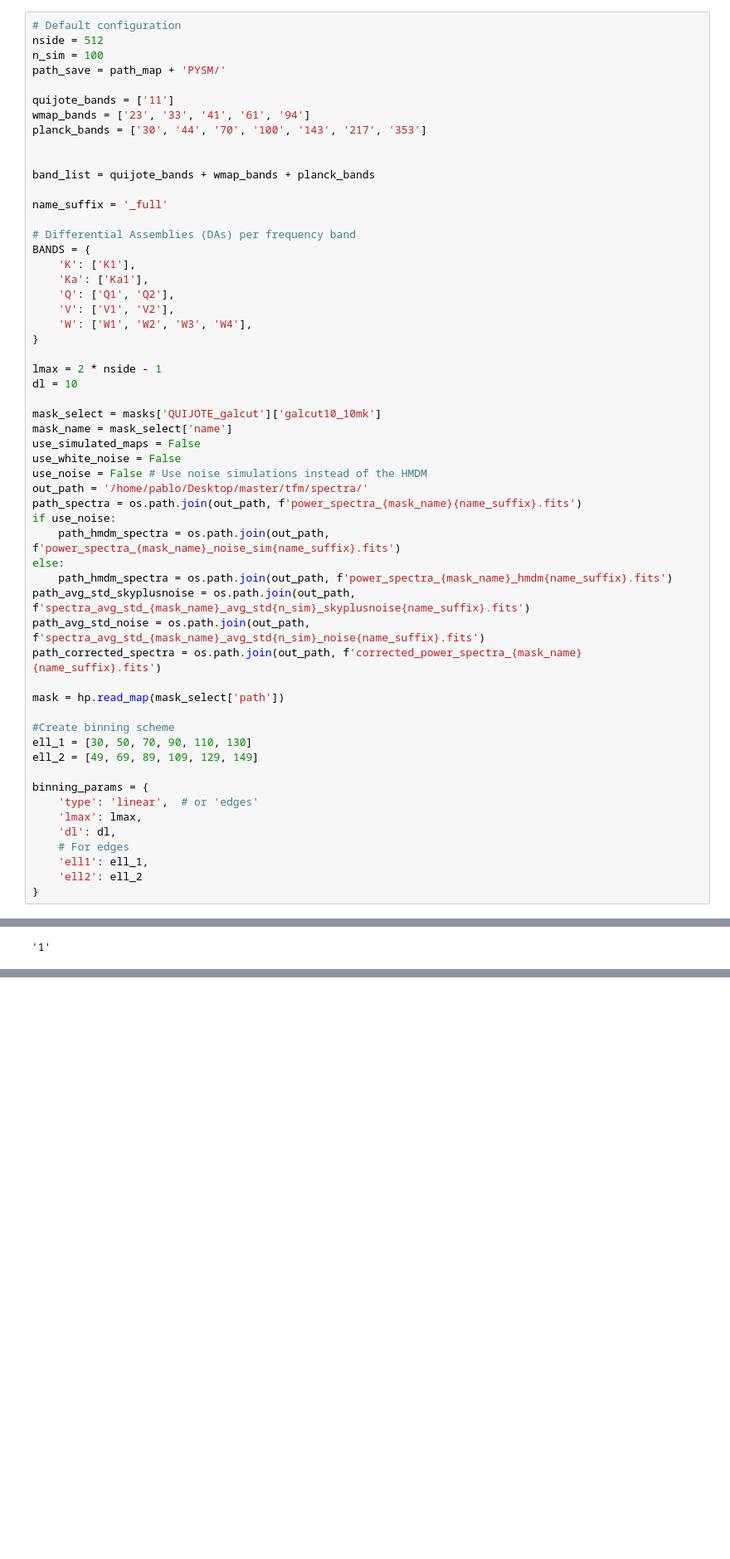
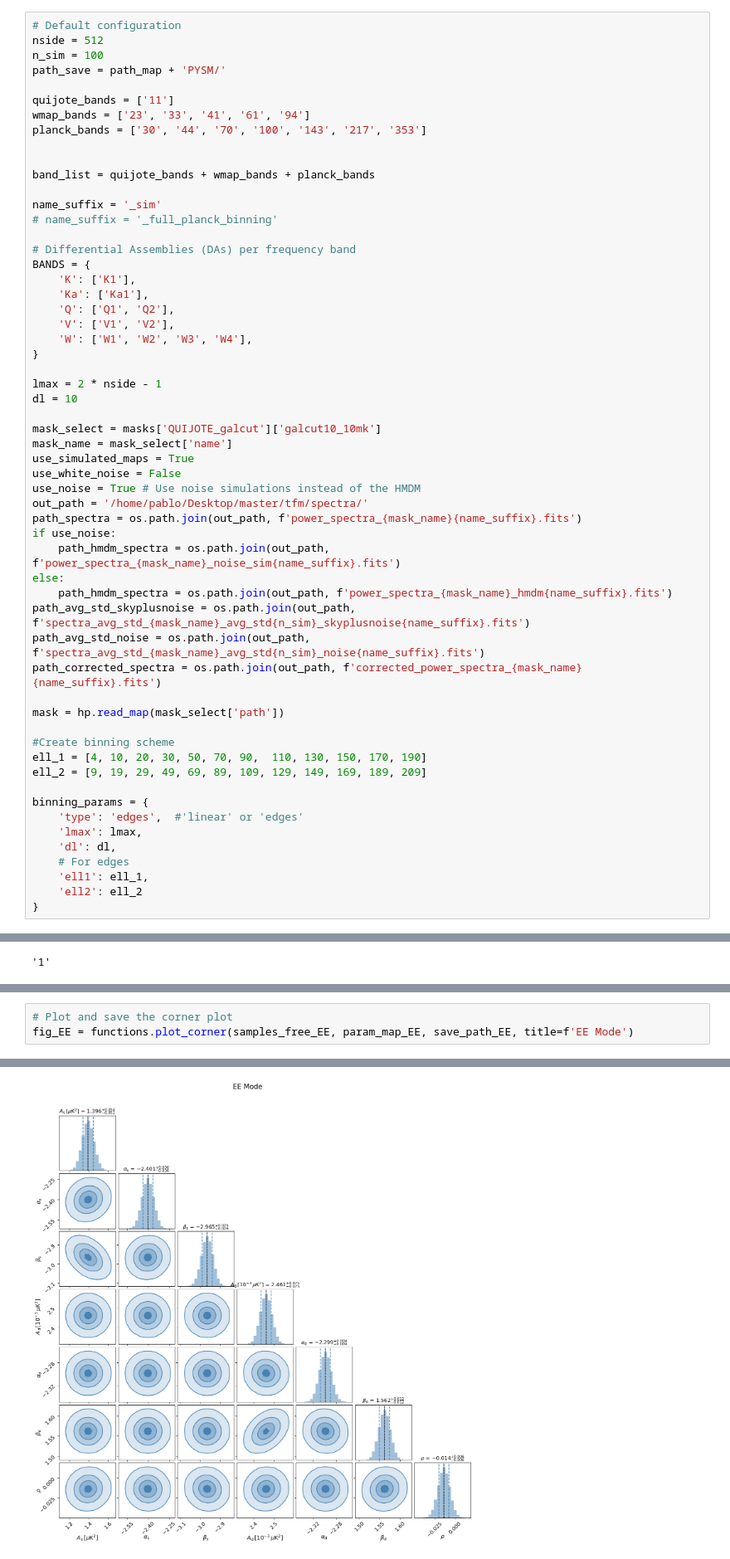
Before and after one commit to pablodeferra/tfm_pablo_de_ferra, a Jupyter notebook: python/1-methodology_tests/run_all_code.ipynb, the cells around one changed output, grey strips where cells are left out. Shown at 83% size. Cells and saved outputs as stored; diff of their text form; blank space fills up the shorter version.

```diff
--- a/python/1-methodology_tests/run_all_code.ipynb
+++ b/python/1-methodology_tests/run_all_code.ipynb
@@ -16,7 +17,8 @@ planck_bands = ['30', '44', '70', '100', '143', '217', '353']
 
 band_list = quijote_bands + wmap_bands + planck_bands
 
-name_suffix = '_full'
+name_suffix = '_sim'
+# name_suffix = '_full_planck_binning'
 
 # Differential Assemblies (DAs) per frequency band
 BANDS = {
@@ -32,9 +34,9 @@ dl = 10
 
 mask_select = masks['QUIJOTE_galcut']['galcut10_10mk']
 mask_name = mask_select['name']
-use_simulated_maps = False
+use_simulated_maps = True
 use_white_noise = False
-use_noise = False # Use noise simulations instead of the HMDM
+use_noise = True # Use noise simulations instead of the HMDM
 out_path = '/home/pablo/Desktop/master/tfm/spectra/'
 path_spectra = os.path.join(out_path, f'power_spectra_{mask_name}{name_suffix}.fits')
 if use_noise:
@@ -48,11 +50,11 @@ path_corrected_spectra = os.path.join(out_path, f'corrected_power_spectra_{mask_
 mask = hp.read_map(mask_select['path'])
 
 #Create binning scheme
-ell_1 = [30, 50, 70, 90, 110, 130]
-ell_2 = [49, 69, 89, 109, 129, 149]
+ell_1 = [4, 10, 20, 30, 50, 70, 90,  110, 130, 150, 170, 190]
+ell_2 = [9, 19, 29, 49, 69, 89, 109, 129, 149, 169, 189, 209]
 
 binning_params = {
-    'type': 'linear',  # or 'edges'
+    'type': 'edges',  #'linear' or 'edges'
     'lmax': lmax,
     'dl': dl,
     # For edges
@@ -242,0 +280,4 @@ spectra_dict = functions.read_corrected_cls(path_corrected_spectra, band_list)
+# %%
+# Plot and save the corner plot
+fig_EE = functions.plot_corner(samples_free_EE, param_map_EE, save_path_EE, title=f'EE Mode')
+# %% [output]
@@ -243 +285,2 @@ spectra_dict = functions.read_corrected_cls(path_corrected_spectra, band_list)
+[figure, added]
 # %%
```
Also changed, not shown: parts of 23 cells of this notebook, 52 other files.
